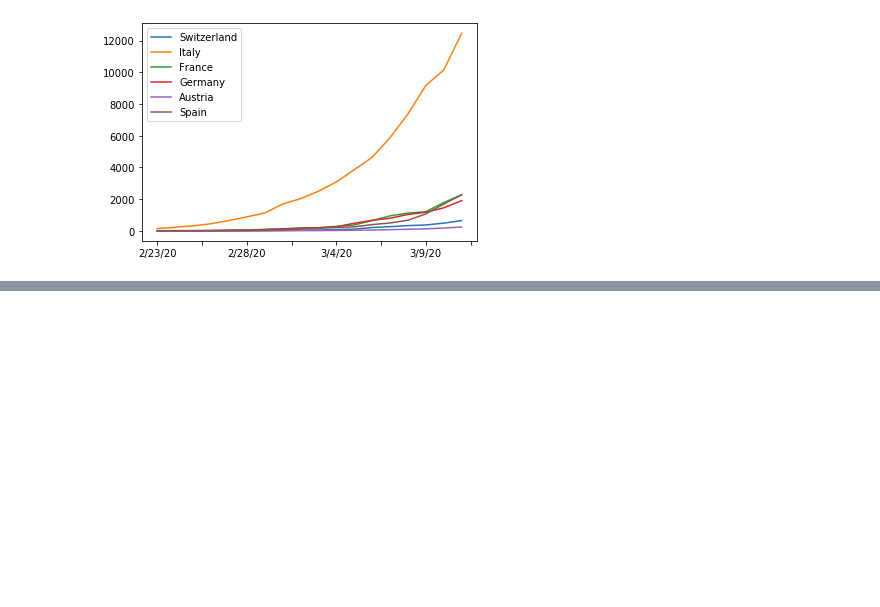
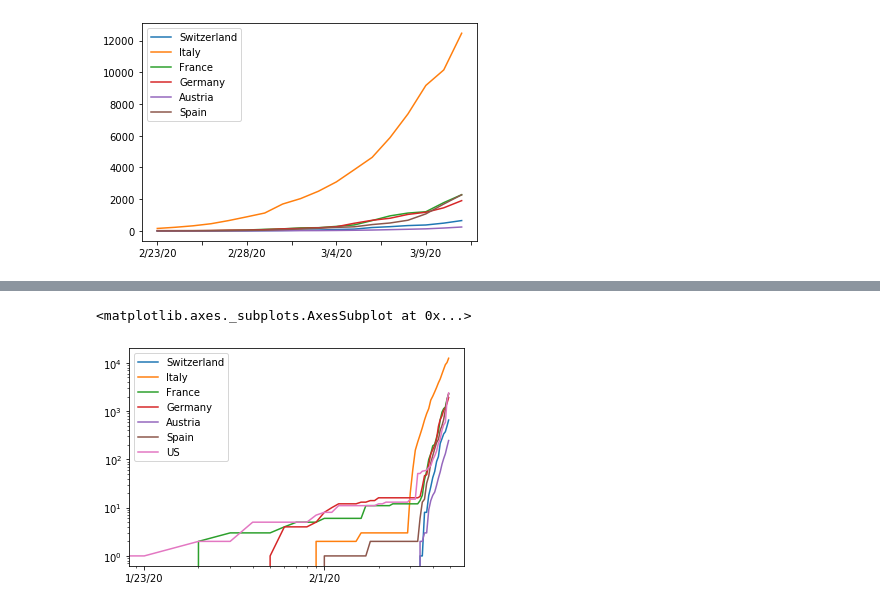
Before and after one commit to jpmieville/COVID-19_data_analyis, a Jupyter notebook: covid19_data_analysis.ipynb, the cells around one changed output, grey strips where cells are left out. Cells and saved outputs as stored; diff of their text form; code cells hidden in the pictures; blank space fills up the shorter version.

```diff
--- a/covid19_data_analysis.ipynb
+++ b/covid19_data_analysis.ipynb
@@ -62,0 +98,5 @@ df2[32:].plot()
+# %%
+df3.plot(logy=True, logx=True)
+# %% [output]
+<matplotlib.axes._subplots.AxesSubplot at 0x...>
+[figure, added]
```
Also changed, not shown: parts of 19 cells of this notebook.
